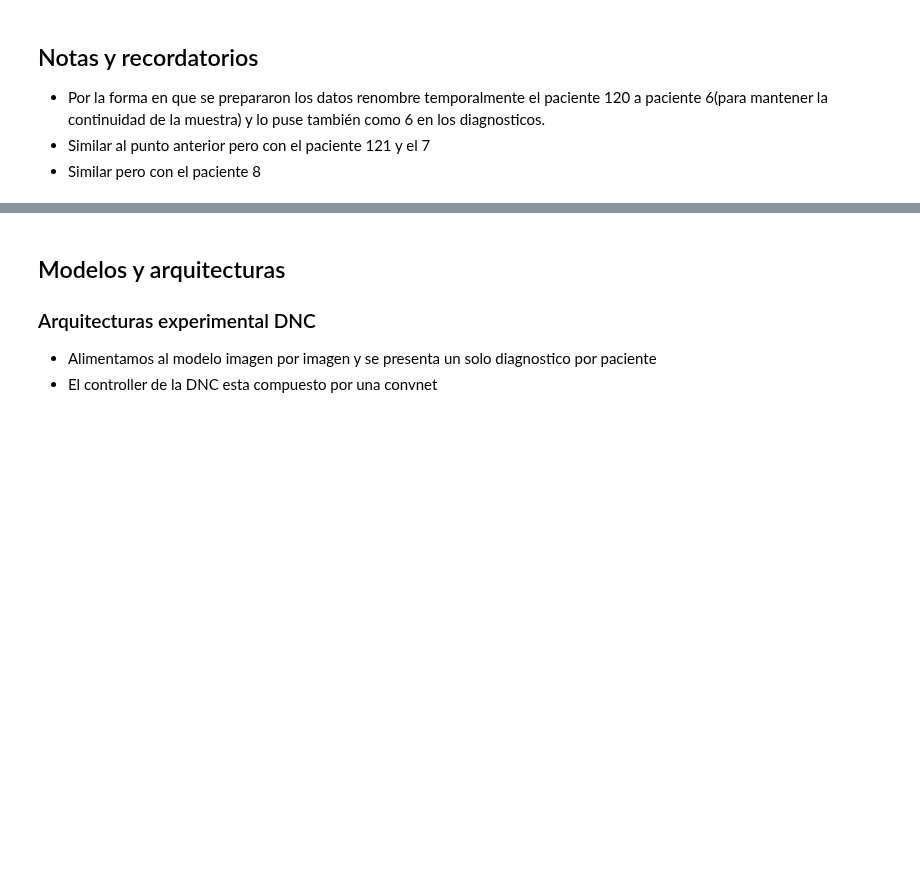
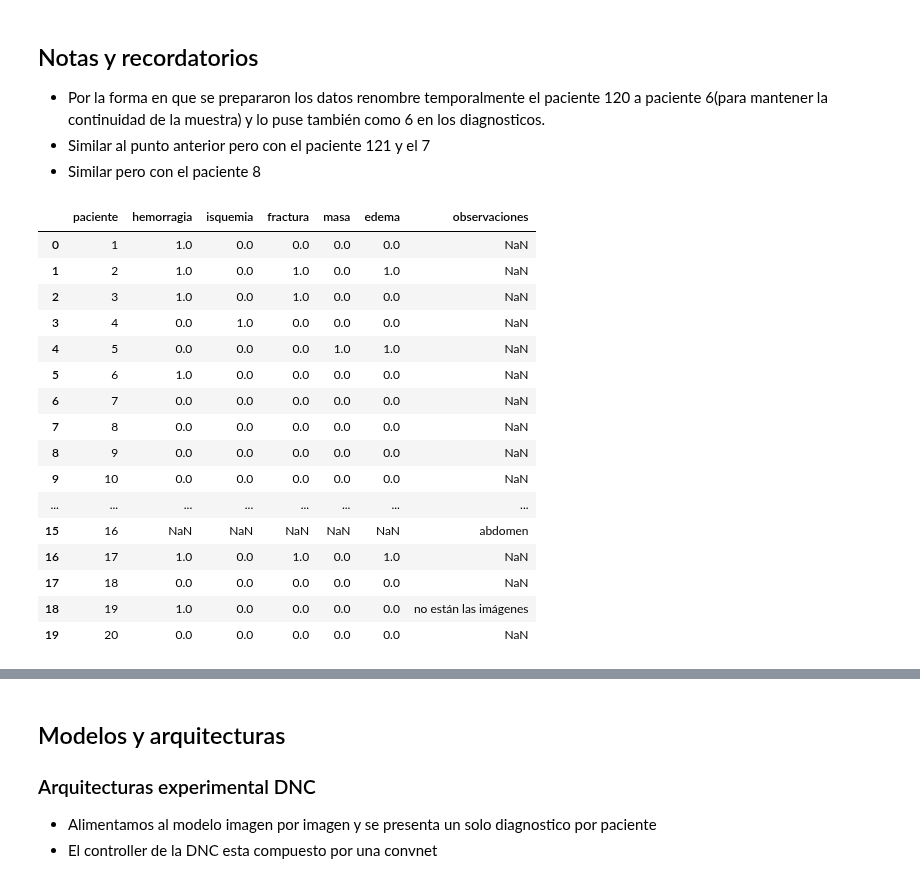
Before and after one commit to llealgt/postgrado_especializacion_investigacion_cientifica, a Jupyter notebook: proyecto/codigo/prototipos.ipynb, the cells around one changed output, grey strips where cells are left out. Saved outputs shown, nothing was run; the diff lists cells and outputs as text; code cells hidden in the pictures; blank space fills up the shorter version.

```diff
--- a/proyecto/codigo/prototipos.ipynb
+++ b/proyecto/codigo/prototipos.ipynb
@@ -26,7 +29,27 @@ Please restart kernel after upgrading.
 # %%
-DATA_DIRECTORY = "../datos/"
+DATA_DIRECTORY = "../datos/TOMOGRAFIAS CHEQUEADAS 1 - 400/"
 # %%
 diagnosticos  = pd.read_excel(DATA_DIRECTORY+"RESUMEN TAC CEREBRALES.xlsx")
+# %%
+diagnosticos.head(20)
+# %% [output]
+|  | paciente | hemorragia | isquemia | fractura | masa | edema | observaciones |
+| 0 | 1 | 1.0 | 0.0 | 0.0 | 0.0 | 0.0 | NaN |
+| 1 | 2 | 1.0 | 0.0 | 1.0 | 0.0 | 1.0 | NaN |
+| 2 | 3 | 1.0 | 0.0 | 1.0 | 0.0 | 0.0 | NaN |
+| 3 | 4 | 0.0 | 1.0 | 0.0 | 0.0 | 0.0 | NaN |
+| 4 | 5 | 0.0 | 0.0 | 0.0 | 1.0 | 1.0 | NaN |
+| 5 | 6 | 1.0 | 0.0 | 0.0 | 0.0 | 0.0 | NaN |
+| 6 | 7 | 0.0 | 0.0 | 0.0 | 0.0 | 0.0 | NaN |
+| 7 | 8 | 0.0 | 0.0 | 0.0 | 0.0 | 0.0 | NaN |
+| 8 | 9 | 0.0 | 0.0 | 0.0 | 0.0 | 0.0 | NaN |
+| 9 | 10 | 0.0 | 0.0 | 0.0 | 0.0 | 0.0 | NaN |
+| ... | ... | ... | ... | ... | ... | ... | ... |
+| 15 | 16 | NaN | NaN | NaN | NaN | NaN | abdomen |
+| 16 | 17 | 1.0 | 0.0 | 1.0 | 0.0 | 1.0 | NaN |
+| 17 | 18 | 0.0 | 0.0 | 0.0 | 0.0 | 0.0 | NaN |
+| 18 | 19 | 1.0 | 0.0 | 0.0 | 0.0 | 0.0 | no están las imágenes |
+| 19 | 20 | 0.0 | 0.0 | 0.0 | 0.0 | 0.0 | NaN |
 # %%
 # diccionario cuya llave es el id de paciente y el valor una lista
 # donde cada elemento de la lista es la matriz de una i
```
Also changed, not shown: parts of 6 cells of this notebook.
